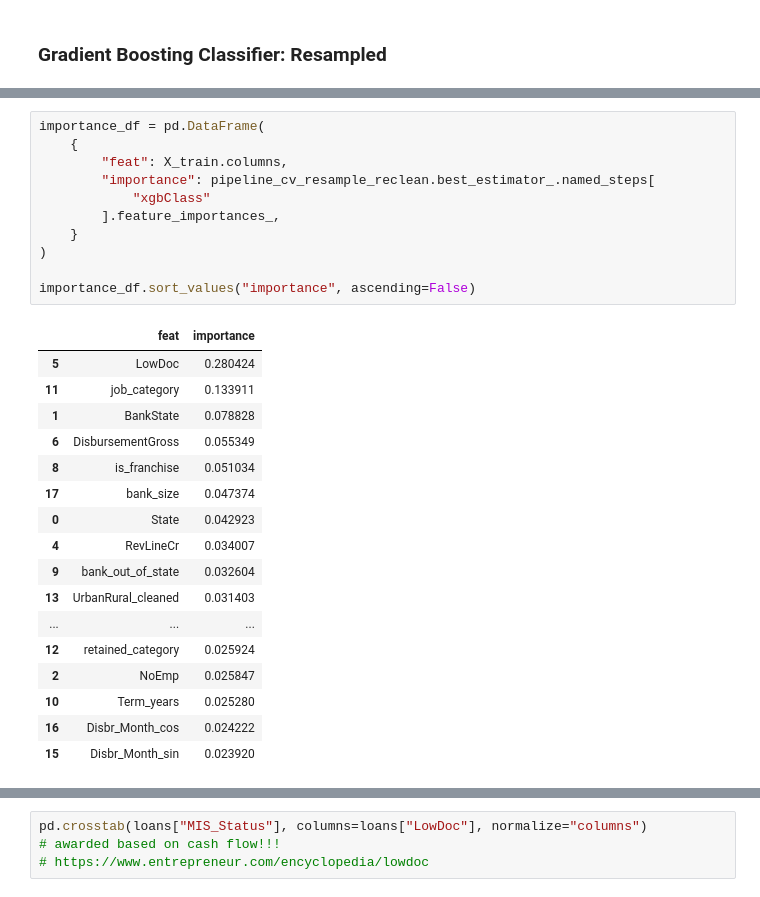
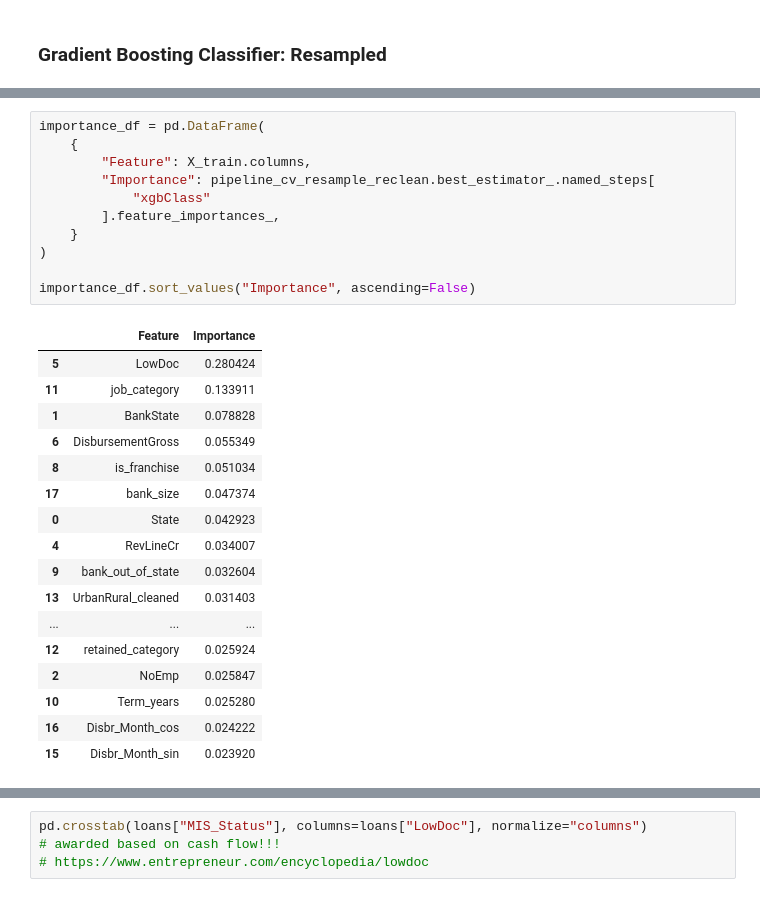
Before and after one commit to DJGump/loan_default_predicition, a Jupyter notebook: sba_loans_default_modeling.ipynb, the cells around one changed output, grey strips where cells are left out. Drawn from its saved outputs; the diff is of its cells as text.

```diff
--- a/sba_loans_default_modeling.ipynb
+++ b/sba_loans_default_modeling.ipynb
@@ -812,16 +845,16 @@ plot_roc_curve(pipeline_cv_resample_reclean, X_test, y_test)
 # %%
 importance_df = pd.DataFrame(
     {
-        "feat": X_train.columns,
-        "importance": pipeline_cv_resample_reclean.best_estimator_.named_steps[
+        "Feature": X_train.columns,
+        "Importance": pipeline_cv_resample_reclean.best_estimator_.named_steps[
             "xgbClass"
         ].feature_importances_,
     }
 )
 
-importance_df.sort_values("importance", ascending=False)
+importance_df.sort_values("Importance", ascending=False)
 # %% [output]
-|  | feat | importance |
+|  | Feature | Importance |
 | 5 | LowDoc | 0.280424 |
 | 11 | job_category | 0.133911 |
 | 1 | BankState | 0.078828 |
```
Also changed, not shown: parts of 9 cells of this notebook, 4 other files.
